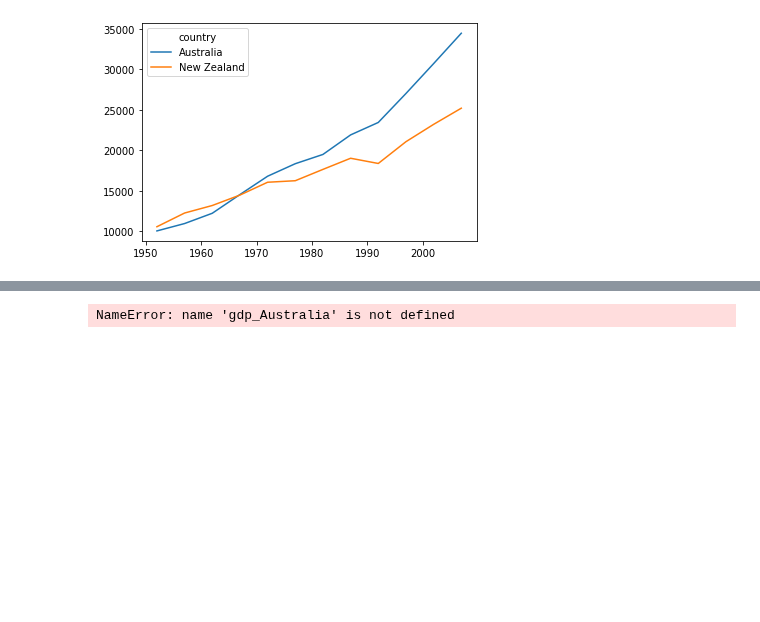
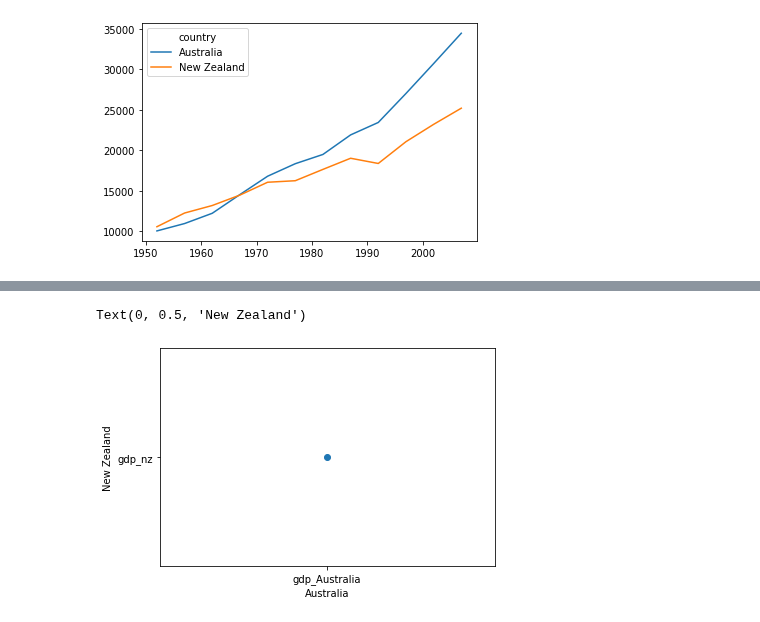
Before and after one commit to ubvu/2024-06-04-python, a Jupyter notebook: notebooks/Analyzing_Data.ipynb, the cells around one changed output, grey strips where cells are left out. Drawn from its saved outputs; the diff is of its cells as text; code cells hidden in the pictures; blank space fills up the shorter version.

```diff
--- a/notebooks/Analyzing_Data.ipynb
+++ b/notebooks/Analyzing_Data.ipynb
@@ -281,6 +280,7 @@ data.T.plot.scatter(x = "Australia", y = "New Zealand")
 # %%
-plt.scatter(gdp_Australia, gdp_nz)
+plt.scatter("gdp_Australia", "gdp_nz")
 plt.xlabel("Australia")
 plt.ylabel("New Zealand")
 # %% [output]
-NameError: name 'gdp_Australia' is not defined
+Text(0, 0.5, 'New Zealand')
+[figure, added]
```
Also changed, not shown: parts of 4 cells of this notebook.
